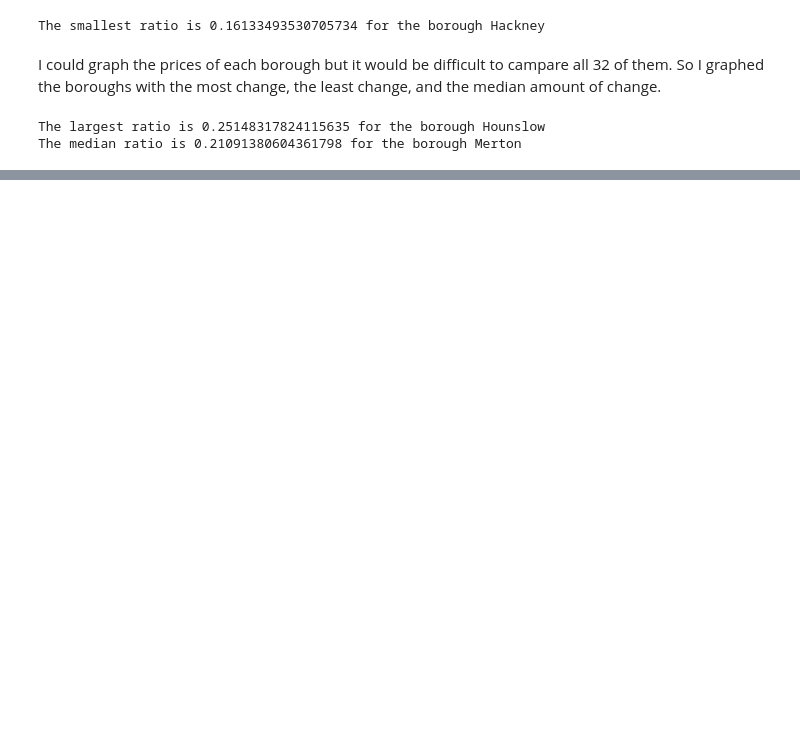
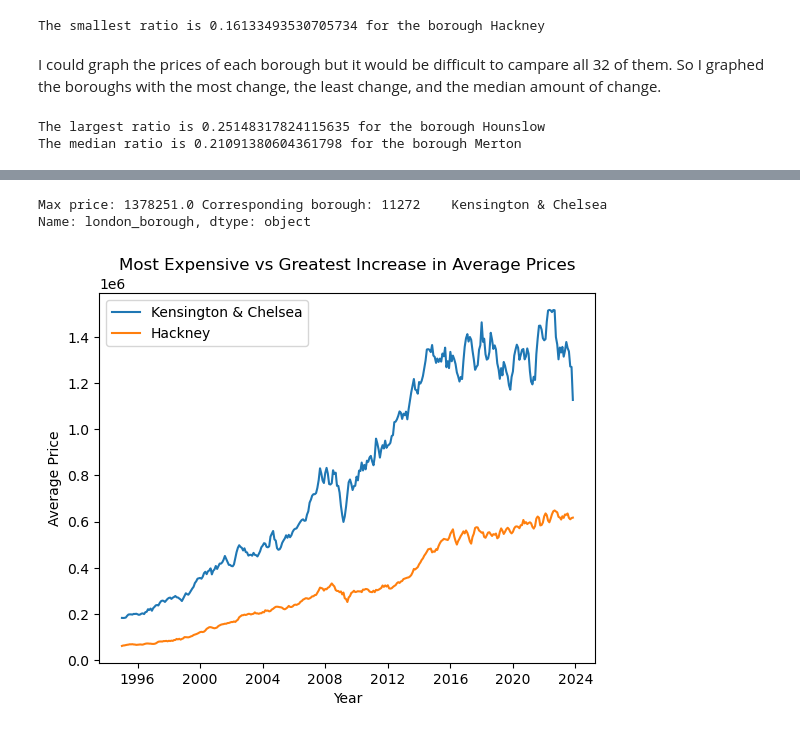
Before and after one commit to ekiffney/LondonCaseStudy, a Jupyter notebook: Unit 4 Challenge - Tier 3.ipynb, the cells around one changed output, grey strips where cells are left out. Saved outputs shown, nothing was run; the diff lists cells and outputs as text; code cells hidden in the pictures; blank space fills up the shorter version.

```diff
--- a/Unit 4 Challenge - Tier 3.ipynb
+++ b/Unit 4 Challenge - Tier 3.ipynb
@@ -641,0 +644,32 @@ plt.show()
+# %%
+# df where the year is 2023
+df_23 = dfgm[dfgm['year']== 2023]
+
+# find max of col average_price
+max_price_23 = df_23['average_price'].max()
+
+# find rows where average_price_mean equals max value
+max_borough_23 = df_23[df_23['average_price'] == max_price_23]['london_borough']
+
+print(f"Max price: {max_price_23} Corresponding borough: {max_borough_23}")
+# %% [output]
+Max price: 1378251.0 Corresponding borough: 11272    Kensington & Chelsea
+Name: london_borough, dtype: object
+# %%
+# make var of prices of a particular borough
+kensingon_and_chelsea_prices = df[df['london_borough'] == 'Kensington & Chelsea']
+hackney_prices = df[df['london_borough'] == 'Hackney']
+
+# make line plot
+plt.plot(kensingon_and_chelsea_prices['month'], kensingon_and_chelsea_prices['average_price'], label='Kensington & Chelsea')
+plt.plot(hackney_prices['month'], hackney_prices['average_price'], label='Hackney')
+
+# labels
+plt.xlabel('Year')
+plt.ylabel('Average Price')
+plt.title('Most Expensive vs Greatest Increase in Average Prices')
+plt.legend()
+
+plt.show()
+# %% [output]
+[figure, added]
```
Also changed, not shown: parts of 4 cells of this notebook.
